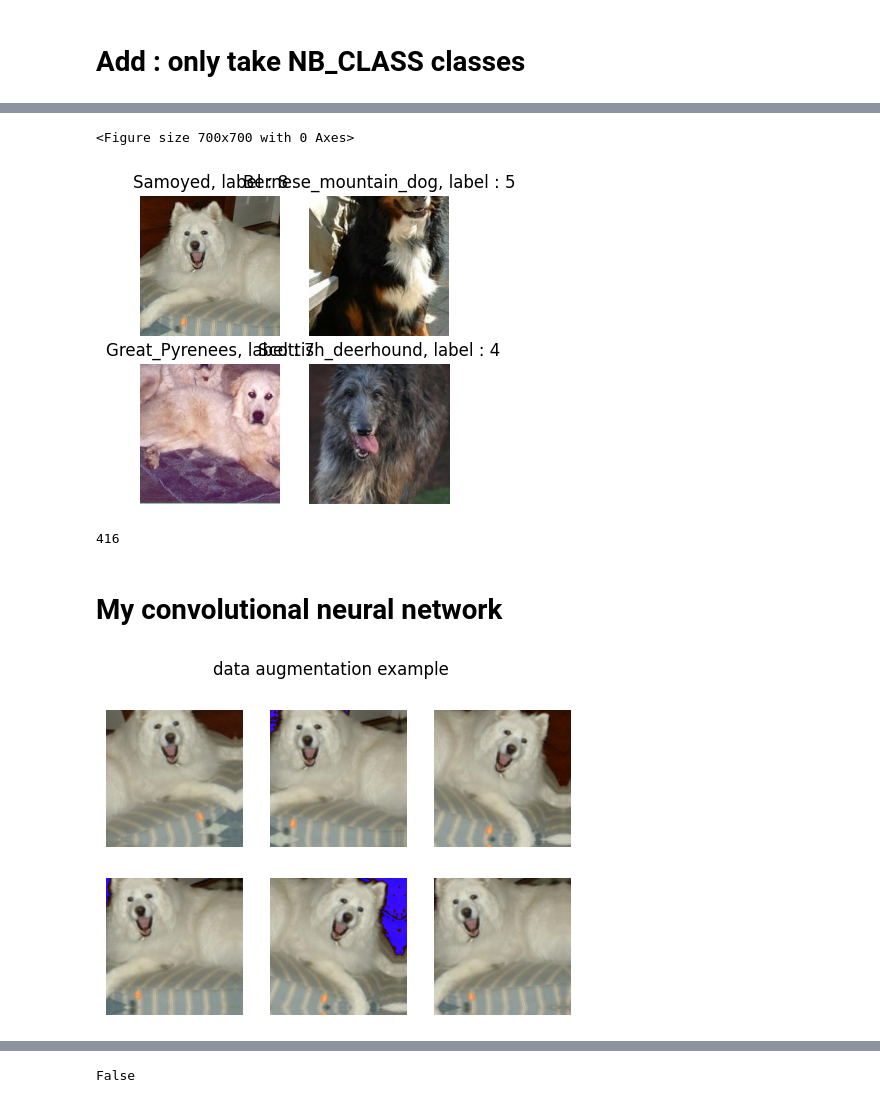
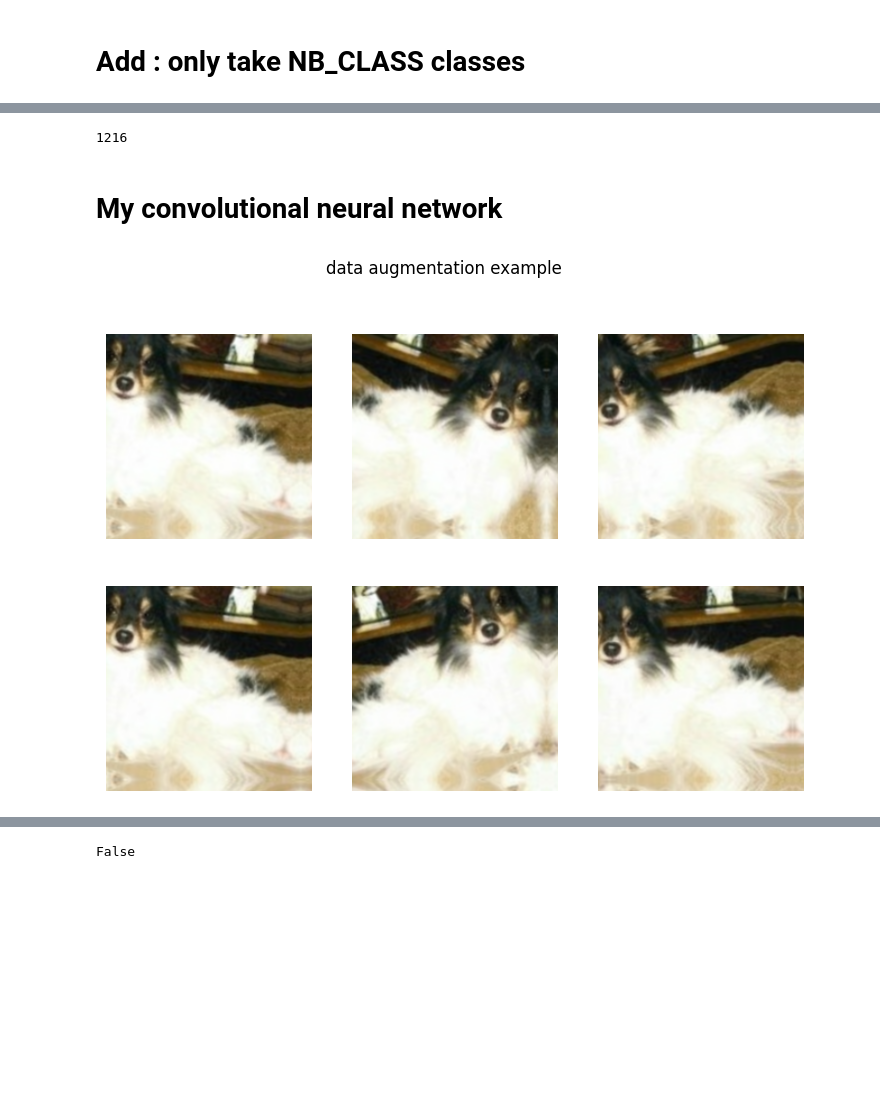
Before and after one commit to CYaiche/dog_breed_classification, a Jupyter notebook: model.ipynb, the cells around one changed output, grey strips where cells are left out. Drawn from its saved outputs; the diff is of its cells as text; code cells hidden in the pictures; blank space fills up the shorter version.

```diff
--- a/model.ipynb
+++ b/model.ipynb
@@ -48,7 +45,7 @@ model_run_config = {
     "experiment_name" : "cnn-dog-breed-classifier",
     "batch_size" : 128,
     "NB_IMG_PER_CLASS" : 200 ,
-    "NB_CLASS" : 10 ,
+    "NB_CLASS" : 30 ,
     "num_epochs" : 250 ,
     "input_shape" : input_shape,
     "optimizer" : "adam",
@@ -110,20 +126,7 @@ display_images(img_list, 2, 2, from_path=False,titles=titles)
-# %%
-plt.figure(figsize=(7, 7))
-img_list = []
-titles = []
-for images, labels in train_ds.take(1): # 1 batch
-    for i in range(4):
-        img_list.append(images[i].numpy().astype("uint8"))
-        idx = np.argmax(labels[i])
-        titles.append(f"{class_names[idx].split('-')[1]}, label : {idx}")
-display_images(img_list, 2, 2, from_path=False,titles=titles)
-# %% [output]
-<Figure size 700x700 with 0 Axes>
-[figure, removed]
 # %%
 train_ds.cardinality().numpy() *32
 # %% [output]
-416
+1216
 # %% [markdown]
 # My convolutional neural network
 # %%
@@ -145,19 +148,19 @@ model_run_config["activation_last_layer"] =  'softmax'
 # %%
 if model_run_config["data_augmentation"] :
 
     data_augmentation = tf.keras.Sequential([
             tf.keras.layers.experimental.preprocessing.RandomFlip("horizontal"),
             tf.keras.layers.experimental.preprocessing.RandomRotation(0.1),
             tf.keras.layers.RandomTranslation(height_factor=(-0.1, -0.1), width_factor=(-0.1, -0.1)),
-            tf.keras.layers.RandomContrast(0.05),
+            tf.keras.layers.RandomContrast(0.01),
             tf.keras.layers.experimental.preprocessing.RandomZoom(height_factor=(-0.1, -0.1), width_factor=(-0.1, -0.1)),
         ])
 
     list_transform = [data_augmentation(tf.expand_dims(img_list[0], axis=0),training=True).numpy().astype("uint8")[0] for _ in range(NB_AUGMENTATION)]
 
     display_images(list_transform, 2, 3, from_path=False,main_title="data augmentation example")
 # %% [output]
-[figure, old version]
+[figure, new version]
 # %%
 from keras.models import Sequential
 from keras.layers import Conv2D, MaxPooling2D
```
Also changed, not shown: parts of 12 cells of this notebook.
